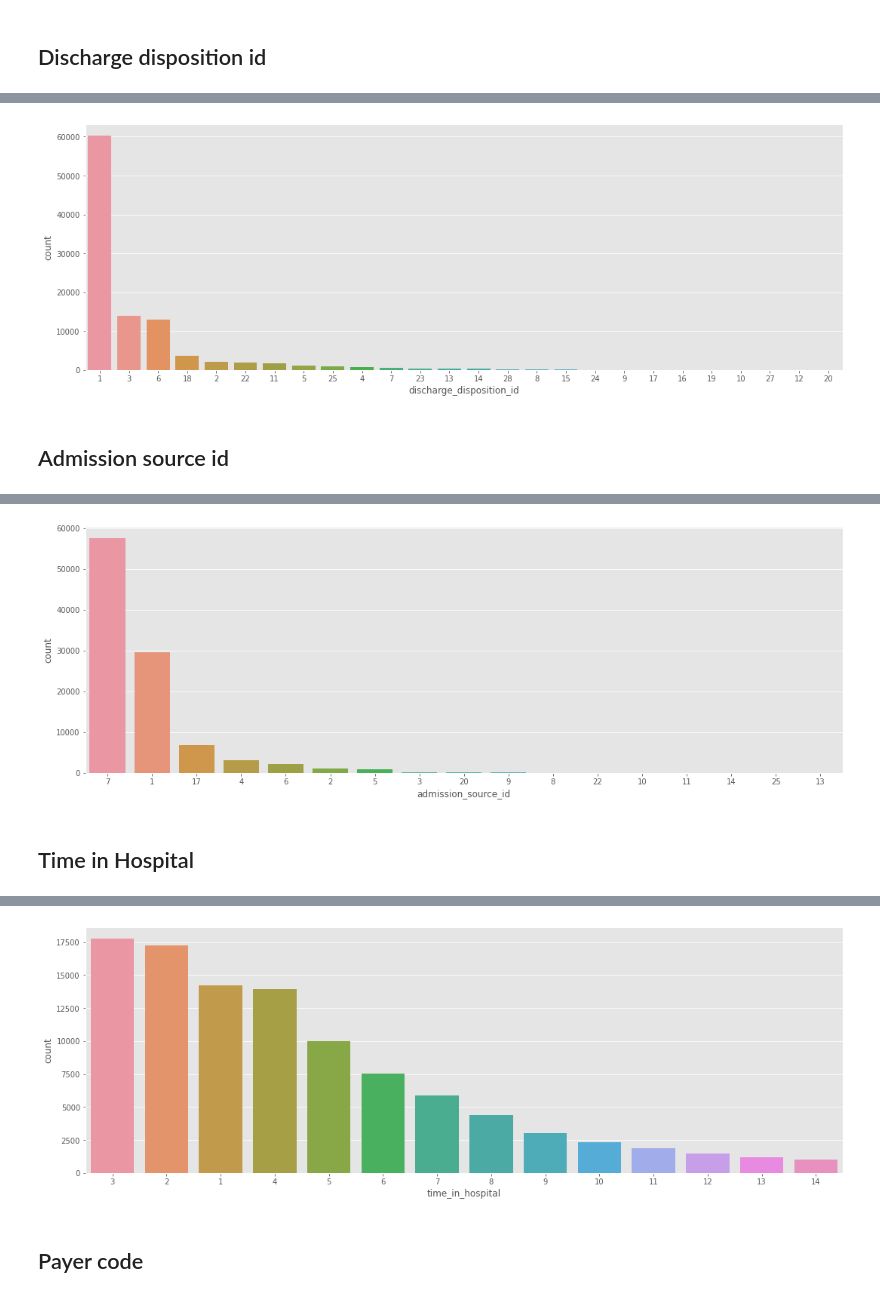
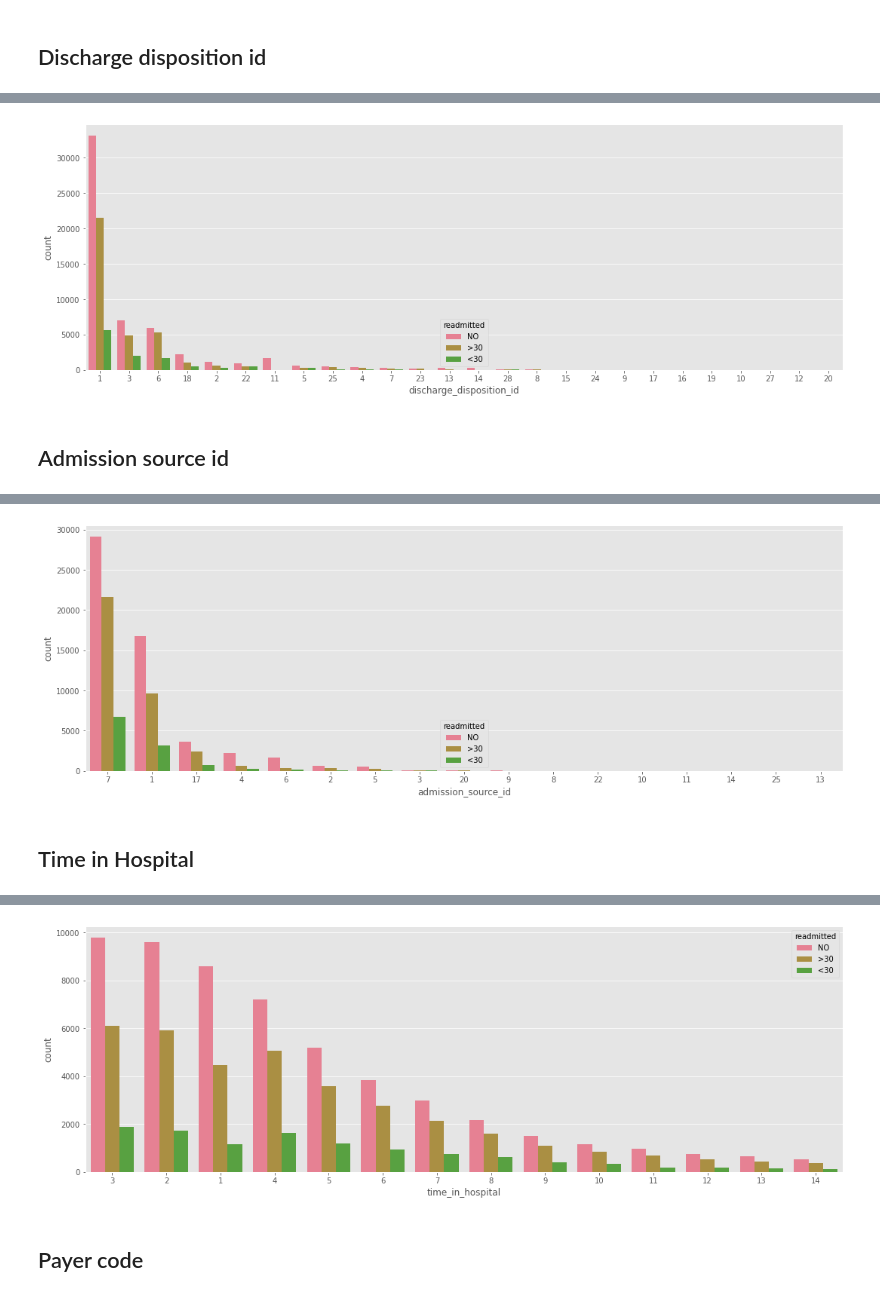
Before and after one commit to IgnacioNicolasAlvarez/Proyecto-Final-Rolling-Code-DS-2020, a Jupyter notebook: notebook.ipynb, the cells around one changed output, grey strips where cells are left out. Cells and saved outputs as stored; diff of their text form; code cells hidden in the pictures.

```diff
--- a/notebook.ipynb
+++ b/notebook.ipynb
@@ -160,5 +161,6 @@ sns.countplot(x=df_raw['race'],
 # %%
 columnas_cat.append('race')
+df_raw['race']=df_raw['race'].fillna('UNK')
 # %% [markdown]
 ## Gender
 # %%
@@ -211,6 +214,9 @@ display(df_raw['weight'].value_counts(normalize=True))
 Name: weight, dtype: float64
 # %%
 columnas_dropear.append('weight')
+# %%
+df_raw['tiene_weight'] = df_raw['weight'].notnull().astype('int')
+columnas_cat.append('tiene_weight')
 # %% [markdown]
 ## Admission type id
 # %%
@@ -256,9 +263,10 @@ display(df_raw['discharge_disposition_id'].value_counts())
 Name: discharge_disposition_id, dtype: int64
 # %%
 sns.countplot(x=df_raw['discharge_disposition_id'],
-              order = df_raw['discharge_disposition_id'].value_counts().index);
+              order = df_raw['discharge_disposition_id'].value_counts().index,
+              hue=df_raw['readmitted']);
 # %% [output]
-[figure, old version]
+[figure, new version]
 # %%
 columnas_cat.append('discharge_disposition_id')
 # %% [markdown]
@@ -286,9 +294,10 @@ display(df_raw['admission_source_id'].value_counts(normalize=True))
 Name: admission_source_id, dtype: float64
 # %%
 sns.countplot(x=df_raw['admission_source_id'],
-              order = df_raw['admission_source_id'].value_counts().index);
+              order = df_raw['admission_source_id'].value_counts().index,
+              hue=df_raw['readmitted']);
 # %% [output]
-[figure, old version]
+[figure, new version]
 # %%
 columnas_cat.append('admission_source_id')
 # %% [markdown]
@@ -313,7 +322,8 @@ display(df_raw['time_in_hospital'].value_counts(normalize=True))
 Name: time_in_hospital, dtype: float64
 # %%
 sns.countplot(x=df_raw['time_in_hospital'],
-              order = df_raw['time_in_hospital'].value_counts().index);
+              order = df_raw['time_in_hospital'].value_counts().index,
+              hue=df_raw['readmitted']);
 # %% [output]
-[figure, old version]
+[figure, new version]
 # %%
```
Also changed, not shown: parts of 97 cells of this notebook.
